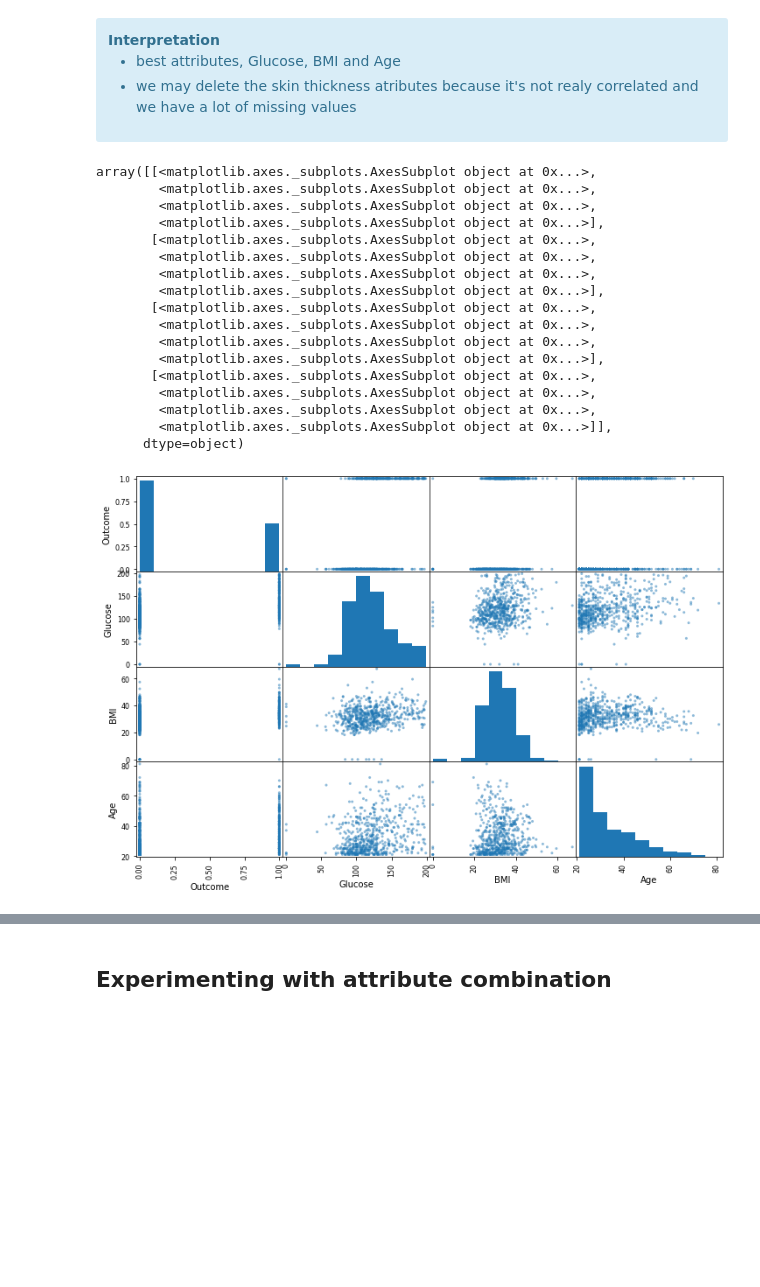
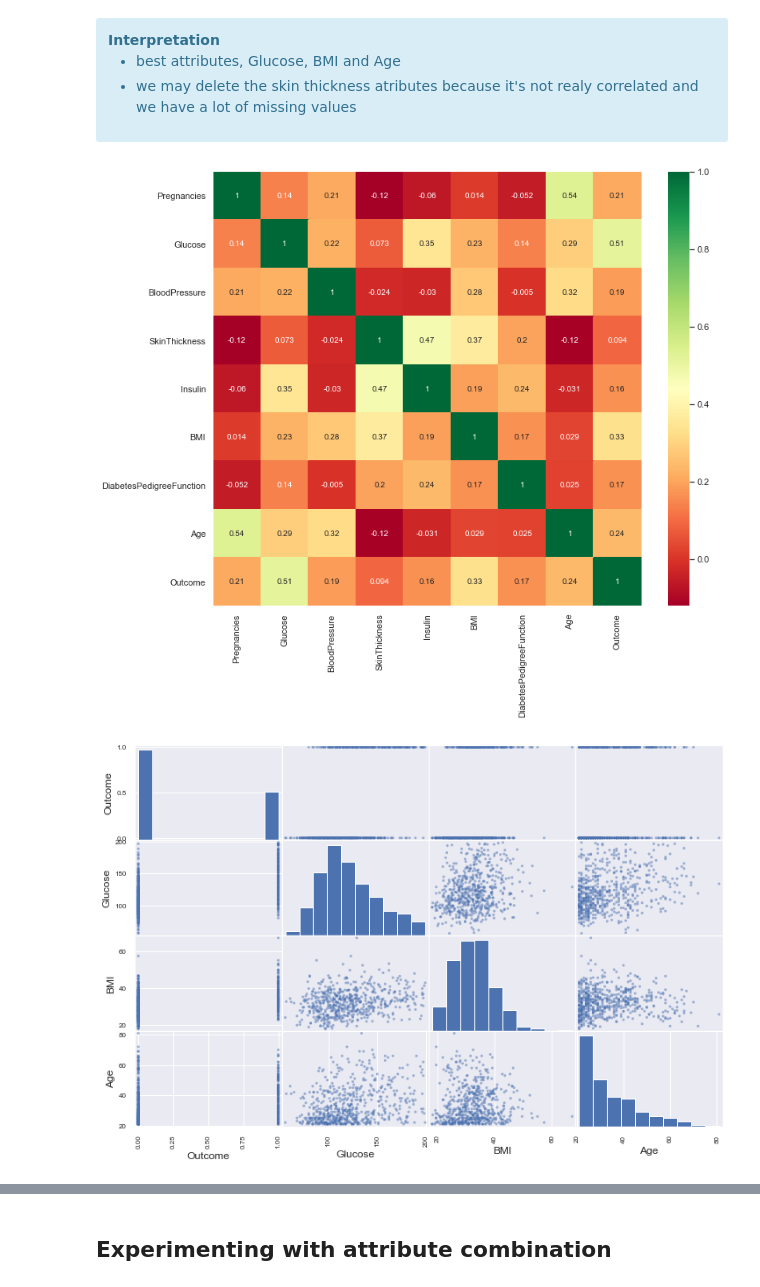
Before and after one commit to axelearning/CS_portfolio, a Jupyter notebook: machine_learning/diabetes_classification/main.ipynb, the cells around one changed output, grey strips where cells are left out. Saved outputs shown, nothing was run; the diff lists cells and outputs as text; code cells hidden in the pictures; blank space fills up the shorter version.

Commit message:
Clean and comment the  code, adding some new exploratory tools, stratified the split between train and test set

```diff
--- a/machine_learning/diabetes_classification/main.ipynb
+++ b/machine_learning/diabetes_classification/main.ipynb
@@ -82,0 +77,8 @@ test_set.shape
+# %%
+# replace zero values by NaN
+outliers_columns = ['BloodPressure', 'BMI', 'Glucose']
+
+diabetes_data[outliers_columns] = diabetes_data[outliers_columns].replace(0, np.NaN)
+
+# replace nan with the median
+diabetes_data[outliers_columns].fillna(diabetes_data[outliers_columns].median(), inplace=True)
@@ -83,3 +113,11 @@ test_set.shape
+# %%
+from sklearn.model_selection import train_test_split
+from sklearn.model_selection import StratifiedShuffleSplit
+
+split = StratifiedShuffleSplit(n_splits=1, test_size=0.2, random_state=42)
+for X_index, y_index in split.split(diabetes_data, diabetes_data["Outcome"]):
+    train_set = diabetes_data.loc[X_index]
+    test_set = diabetes_data.loc[y_index]
 # %% [markdown]
 # 2. Explore the data
 ---
@@ -184,0 +127,2 @@ px.scatter(diabetes, x='Glucose', y='BMI', color='Outcome')
+# %%
+diabetes_data_copy = train_set.copy()
@@ -210,26 +202,18 @@ Name: Outcome, dtype: float64
         <li>we may delete the skin thickness atributes because it's not realy correlated and we have a lot of missing values</li>
     </ul>
 </div>
+# %%
+# delete SkinThickness
+diabetes_data_copy.drop("SkinThickness", axis=1, inplace=True, errors="ignore")
+# %%
+import matplotlib.pyplot as plt
+plt.figure(figsize=(12,10))
+p = sns.heatmap(corr_matrix, annot=True, cmap="RdYlGn")
+# %% [output]
+[figure, added]
 # %%
 from pandas.plotting import scatter_matrix
 attributes = ['Outcome', 'Glucose', 'BMI', 'Age']
-scatter_matrix(diabetes[attributes], figsize=(12,8))
+p = scatter_matrix(diabetes_data_copy[attributes], figsize=(12,8))
 # %% [output]
-array([[<matplotlib.axes._subplots.AxesSubplot object at 0x...>,
-        <matplotlib.axes._subplots.AxesSubplot object at 0x...>,
-        <matplotlib.axes._subplots.AxesSubplot object at 0x...>,
-        <matplotlib.axes._subplots.AxesSubplot object at 0x...>],
-       [<matplotlib.axes._subplots.AxesSubplot object at 0x...>,
-        <matplotlib.axes._subplots.AxesSubplot object at 0x...>,
-        <matplotlib.axes._subplots.AxesSubplot object at 0x...>,
-        <matplotlib.axes._subplots.AxesSubplot object at 0x...>],
-       [<matplotlib.axes._subplots.AxesSubplot object at 0x...>,
-        <matplotlib.axes._subplots.AxesSubplot object at 0x...>,
-        <matplotlib.axes._subplots.AxesSubplot object at 0x...>,
-        <matplotlib.axes._subplots.AxesSubplot object at 0x...>],
-       [<matplotlib.axes._subplots.AxesSubplot object at 0x...>,
-        <matplotlib.axes._subplots.AxesSubplot object at 0x...>,
-        <matplotlib.axes._subplots.AxesSubplot object at 0x...>,
-        <matplotlib.axes._subplots.AxesSubplot object at 0x...>]],
-      dtype=object)
-[figure, old version]
+[figure, new version]
```
Also changed, not shown: parts of 92 cells of this notebook.
